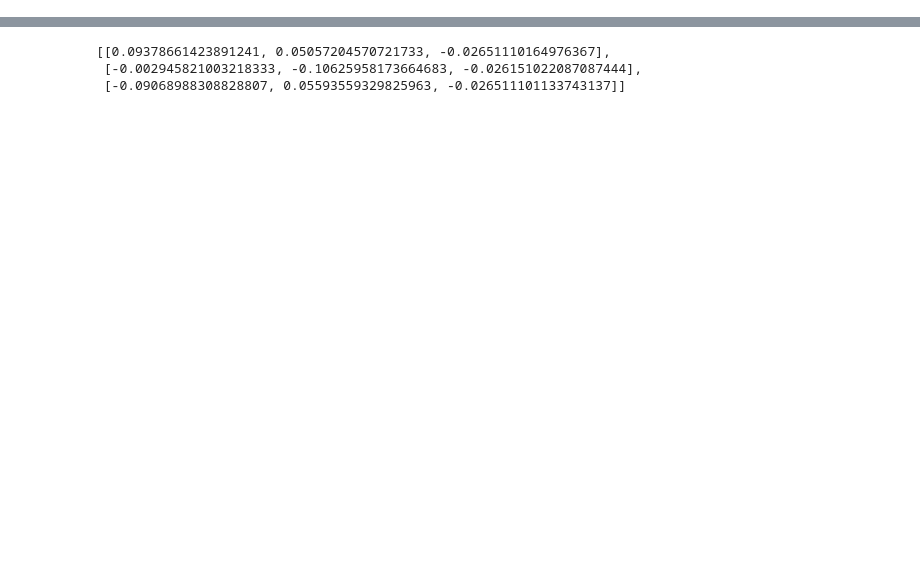
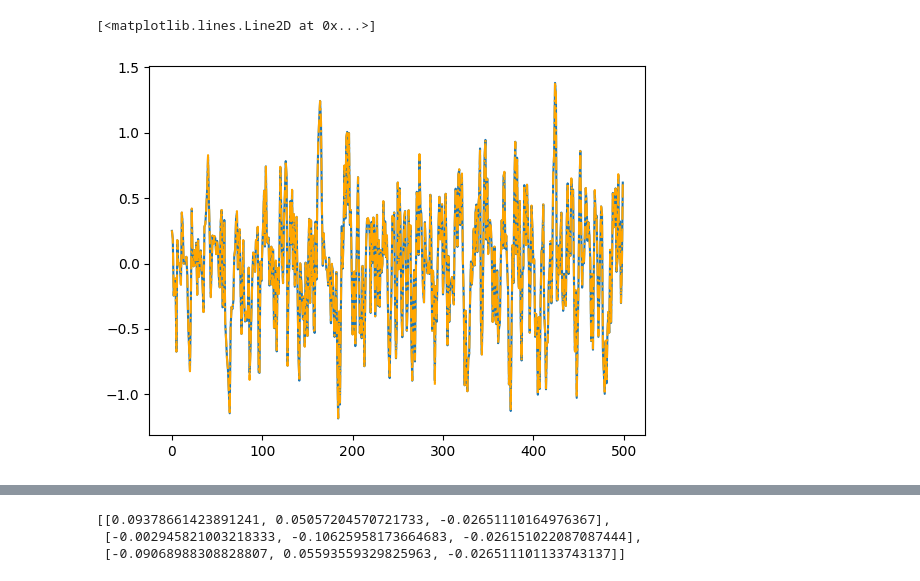
Before and after one commit to huaijiangzhu/IsaacGymEnvs, a Jupyter notebook: isaacgymenvs/jacobian.ipynb, the cells around one changed output, grey strips where cells are left out. Cells and saved outputs as stored; diff of their text form; code cells hidden in the pictures; blank space fills up the shorter version.

Commit message:
jacobian seems to be correct after a few steps

```diff
--- a/isaacgymenvs/jacobian.ipynb
+++ b/isaacgymenvs/jacobian.ipynb
@@ -15,6 +37,8 @@ cfg = OmegaConf.load("cfg/config.yaml")
 cfg.task_name="TrifingerNYU"
 cfg.num_envs=1
 cfg.task=OmegaConf.load("cfg/task/TrifingerNYU.yaml")
+# %%
+device = cfg.sim_device
 # %%
 def create_env_thunk(**kwargs):
         envs = isaacgymenvs.make(
@@ -41,8 +82,36 @@ jacobian_fingertip_linear = jacobian_fingertip_linear.view(
 # %%
 # get fingertip states
-fingertip_state = envs._rigid_body_state[:, envs._fingertip_indices]
-fingertip_position = fingertip_state[:, :, 0:3].reshape(envs.num_envs, 9)
-fingertip_velocity = fingertip_state[:, :, 7:10].reshape(envs.num_envs, 9)
+N = 500
+action_buffer = torch.zeros(N, 9).to(device)
+ftip_pos_buffer = torch.zeros(N, 9).to(device)
+ftip_vel_buffer = torch.zeros(N, 9).to(device)
+jacobian_buffer = torch.zeros(N, 9, 9).to(device)
+dof_vel_buffer = torch.zeros(N, 9).to(device)
 
-q = envs._dof_position
-dq = envs._dof_velocity
+for n in range(N):
+    action = torch.rand(1, 9).to(device) * 2 - 1
+    obs, rwds, resets, info = envs.step(torch.rand(1, 9).to(cfg.sim_device) * 2 - 1)
+    action_buffer[n] = action
+
+    q = envs._dof_position
+    dq = envs._dof_velocity
+    dof_vel_buffer[n] = dq[0]
+
+    fingertip_state = envs._rigid_body_state[:, envs._fingertip_indices]
+    fingertip_position = fingertip_state[:, :, 0:3].reshape(envs.num_envs, 9)
+    fingertip_velocity = fingertip_state[:, :, 7:10].reshape(envs.num_envs, 9)
+    ftip_pos_buffer[n] = fingertip_position[0]
+    ftip_vel_buffer[n] = fingertip_velocity[0]
+
+    fid = [5, 12, 19]
+    jacobian_fingertip_linear = envs._jacobian[:, fid, :3, :]
+    jacobian_fingertip_linear = jacobian_fingertip_linear.view(
+                    envs.num_envs,
+                    3 * envs._dims.NumFingers.value,
+                    envs._dims.GeneralizedCoordinatesDim.value)
+    jacobian_buffer[n] = jacobian_fingertip_linear[0]
+# %%
+ftip_pos_buffer_np = ftip_pos_buffer.cpu().numpy()
+ftip_vel_buffer_np = ftip_vel_buffer.cpu().numpy()
+jdq = torch.einsum('bij, bj -> bi', jacobian_buffer, dof_vel_buffer)
+jdq_np = jdq.cpu().numpy()
@@ -49,3 +122,11 @@ dq = envs._dof_velocity
+# %%
+d = 0
+# plt.plot(ftip_vel_numdiff[:, d])
+plt.plot(ftip_vel_buffer_np[:, d])
+plt.plot(jdq_np[:, d], color='orange', ls='-.')
+# %% [output]
+[<matplotlib.lines.Line2D at 0x...>]
+[figure, added]
 # %%
 import trifinger_simulation
 import numpy as np
```
Also changed, not shown: parts of 10 cells of this notebook.
